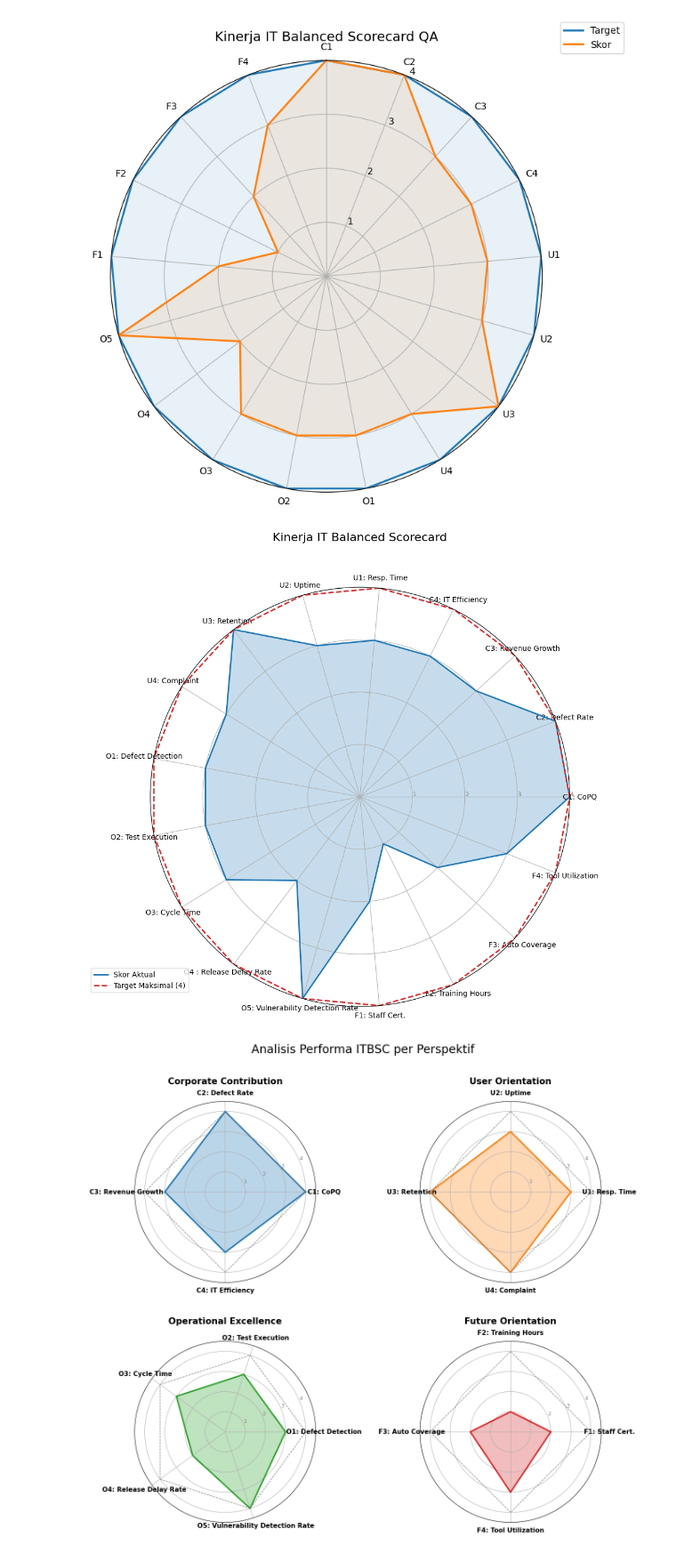
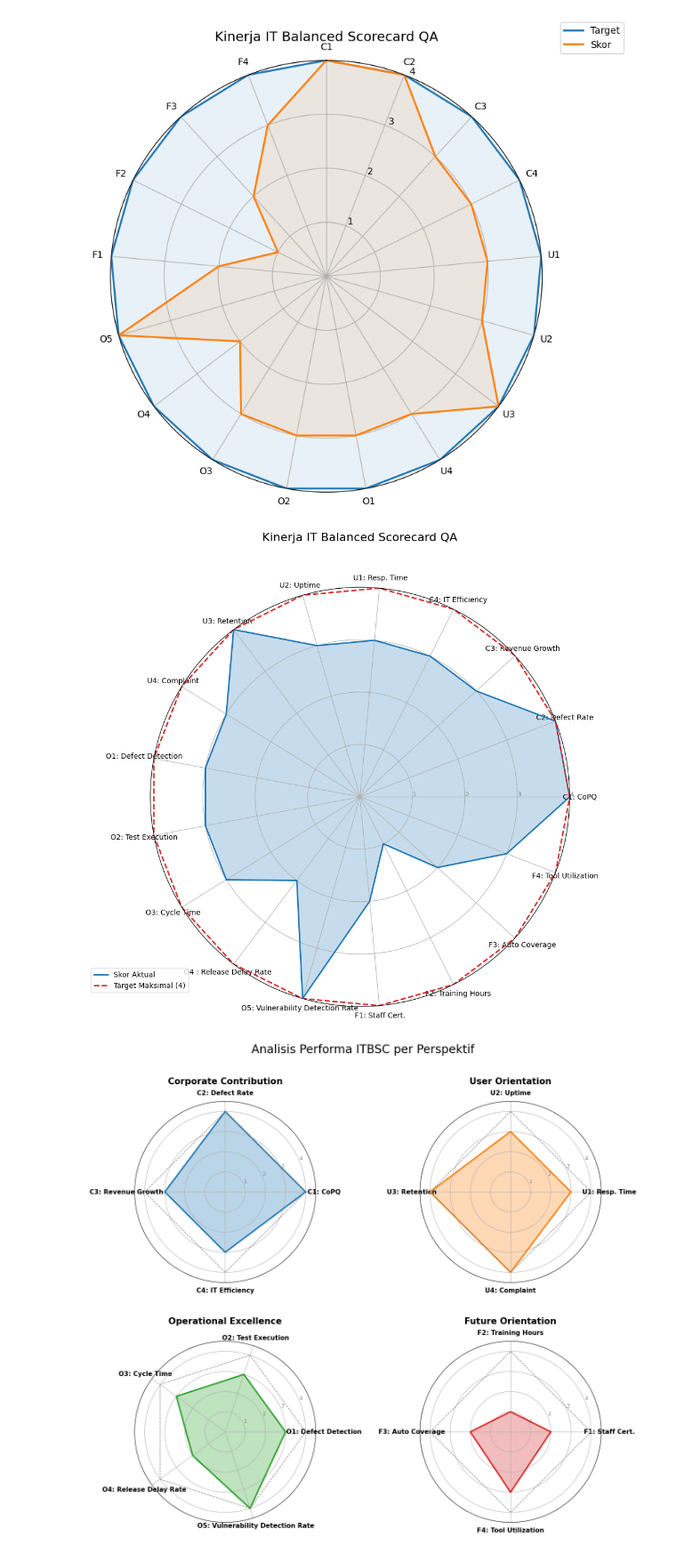
Before and after one commit to kholilakhmad/Tematik-Analysis, a Jupyter notebook: radar-itbsc.ipynb, the cells around one changed output. Shown at 89% size. Drawn from its saved outputs; the diff is of its cells as text; code cells hidden in the pictures.

```diff
--- a/radar-itbsc.ipynb
+++ b/radar-itbsc.ipynb
@@ -81,35 +81,35 @@ angles = np.linspace(0, 2 * np.pi, num_vars, endpoint=False).tolist()
 
 # Menutup loop grafik dengan menambahkan data awal ke akhir list
 scores += scores[:1]
 angles += angles[:1]
 target_line = [target_val] * (num_vars + 1)
 
 # 3. Pembuatan Plot
 fig, ax = plt.subplots(figsize=(10, 10), subplot_kw=dict(polar=True))
 
 # Gambar sumbu per variabel
 plt.xticks(angles[:-1], labels, color='black', size=10)
 
 # Pengaturan label skor (1-4)
 ax.set_rlabel_position(0)
 plt.yticks([1, 2, 3, 4], ["1", "2", "3", "4"], color="grey", size=8)
 plt.ylim(0, 4)
 
 # Plot Skor Aktual
 ax.plot(angles, scores, linewidth=2, linestyle='solid', label='Skor Aktual', color='#1f77b4')
 ax.fill(angles, scores, '#1f77b4', alpha=0.25)
 
 # Plot Garis Target
 ax.plot(angles, target_line, linewidth=2, linestyle='dashed', label='Target Maksimal (4)', color='#d62728')
 
 # Judul dan Legenda
-plt.title('Kinerja IT Balanced Scorecard', size=16, color='black', y=1.1)
+plt.title('Kinerja IT Balanced Scorecard QA', size=16, color='black', y=1.1)
 plt.legend(loc='upper right', bbox_to_anchor=(0.1, 0.1))
 
 plt.tight_layout()
 plt.show()
 # %% [output]
-[figure, old version]
+[figure, new version]
 # %%
 import numpy as np
 import matplotlib.pyplot as plt
```
